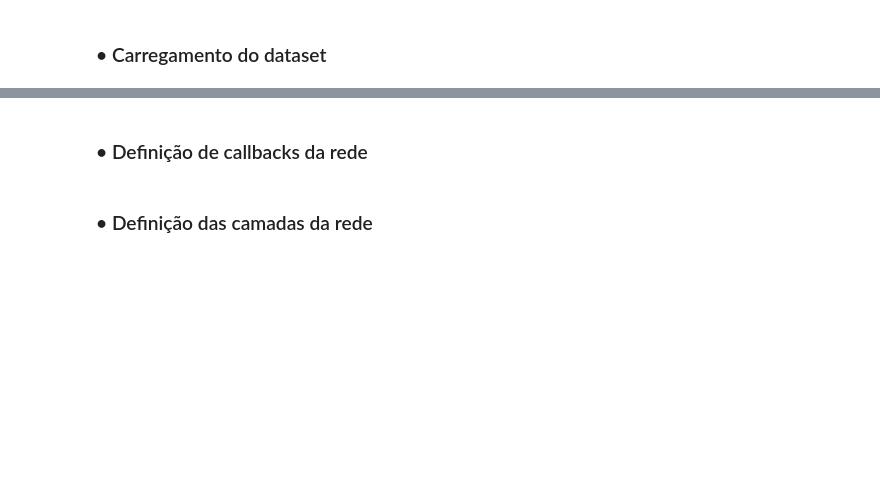
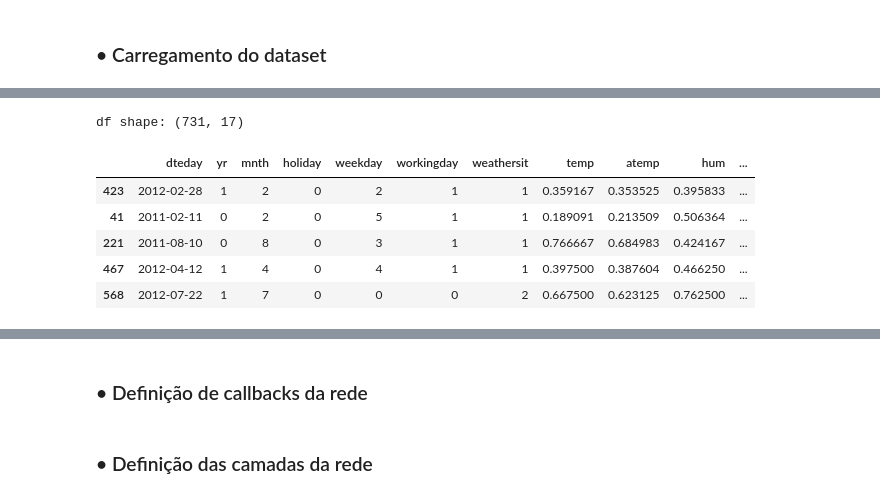
Before and after one commit to pedroboechat/COC361_InteligenciaComputacional, a Jupyter notebook: notebook_regression.ipynb, the cells around one changed output, grey strips where cells are left out. Cells and saved outputs as stored; diff of their text form; code cells hidden in the pictures; blank space fills up the shorter version.

```diff
--- a/notebook_regression.ipynb
+++ b/notebook_regression.ipynb
@@ -72,0 +168,12 @@ X_train, X_test, y_train, y_test = train_test_split(
+# %%
+dummies_season = pd.get_dummies(df["season"], drop_first=True)
+dummies_season = dummies_season.rename(
+    columns={
+        2: "is_summer",
+        3: "is_fall",
+        4: "is_winter"
+    }
+)
+
+print("dummies_season shape:", dummies_season.shape)
+dummies_season.sample(5)
@@ -72,0 +188,13 @@ X_train, X_test, y_train, y_test = train_test_split(
+# %%
+df = df.drop("season", axis=1)
+df = pd.concat([df, dummies_season], axis=1)
+print("df shape:", df.shape)
+df.sample(5)
+# %% [output]
+df shape: (731, 17)
+|  | dteday | yr | mnth | holiday | weekday | workingday | weathersit | temp | atemp | hum | ... |
+| 423 | 2012-02-28 | 1 | 2 | 0 | 2 | 1 | 1 | 0.359167 | 0.353525 | 0.395833 | ... |
+| 41 | 2011-02-11 | 0 | 2 | 0 | 5 | 1 | 1 | 0.189091 | 0.213509 | 0.506364 | ... |
+| 221 | 2011-08-10 | 0 | 8 | 0 | 3 | 1 | 1 | 0.766667 | 0.684983 | 0.424167 | ... |
+| 467 | 2012-04-12 | 1 | 4 | 0 | 4 | 1 | 1 | 0.397500 | 0.387604 | 0.466250 | ... |
+| 568 | 2012-07-22 | 1 | 7 | 0 | 0 | 0 | 2 | 0.667500 | 0.623125 | 0.762500 | ... |
```
Also changed, not shown: parts of 41 cells of this notebook, 2 other files.
